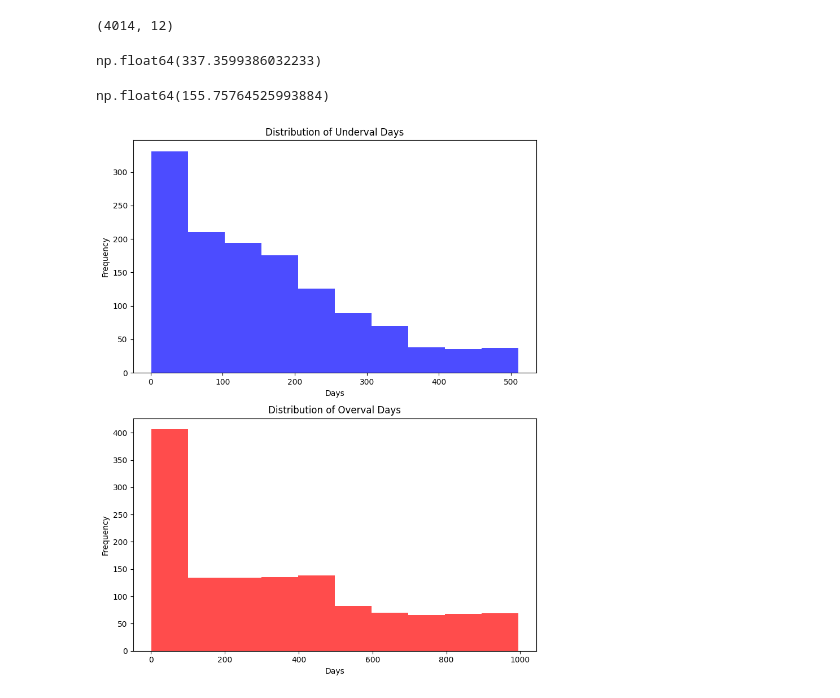
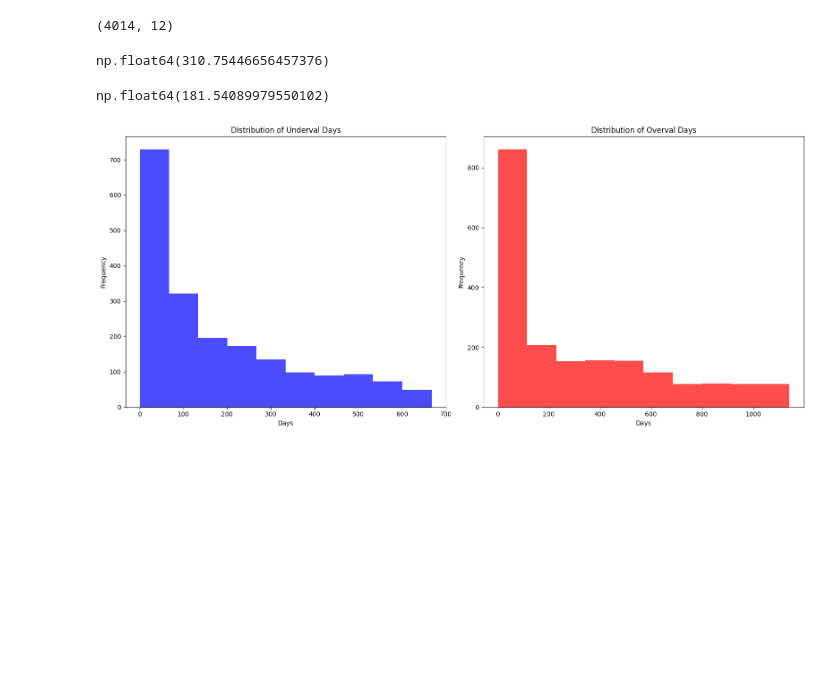
Before and after one commit to TheProfitPilgrim/mf_research_reports, a Jupyter notebook: reports/report_src/mf_index_analysis/N_50_rule_based_model.ipynb, the cells around one changed output. Saved outputs shown, nothing was run; the diff lists cells and outputs as text; code cells hidden in the pictures; blank space fills up the shorter version.

```diff
--- a/reports/report_src/mf_index_analysis/N_50_rule_based_model.ipynb
+++ b/reports/report_src/mf_index_analysis/N_50_rule_based_model.ipynb
@@ -106,8 +106,8 @@ print(df_filtered.shape)
 # %% [output]
 (4014, 12)
 # %%
-p80 = np.percentile(df['PE'], 80)
-p20 = np.percentile(df['PE'], 20)
+p80 = np.percentile(df['PE'], 70)
+p20 = np.percentile(df['PE'], 30)
 overval_days = []
 underval_days = []
 for index, row in df.iterrows():
@@ -132,22 +132,22 @@ for index, row in df.iterrows():
 # %%
 np.mean(overval_days)
 # %% [output]
-np.float64(337.3599386032233)
+np.float64(310.75446656457376)
 # %%
 np.mean(underval_days)
 # %% [output]
-np.float64(155.75764525993884)
+np.float64(181.54089979550102)
 # %%
-fig, axs = plt.subplots(2, 1, figsize=(8, 10))  # 2 rows, 1 column
+fig, axs = plt.subplots(1, 2, figsize=(16,7))  # 2 rows, 1 column
 axs[0].hist(underval_days, bins=10, color='blue', alpha=0.7)
 axs[0].set_title('Distribution of Underval Days')
 axs[0].set_xlabel('Days')
 axs[0].set_ylabel('Frequency')
 axs[1].hist(overval_days, bins=10, color='red', alpha=0.7)
 axs[1].set_title('Distribution of Overval Days')
 axs[1].set_xlabel('Days')
 axs[1].set_ylabel('Frequency')
 plt.tight_layout()
 plt.show()
 # %% [output]
-[figure, old version]
+[figure, new version]
```
Also changed, not shown: 4 other files.
